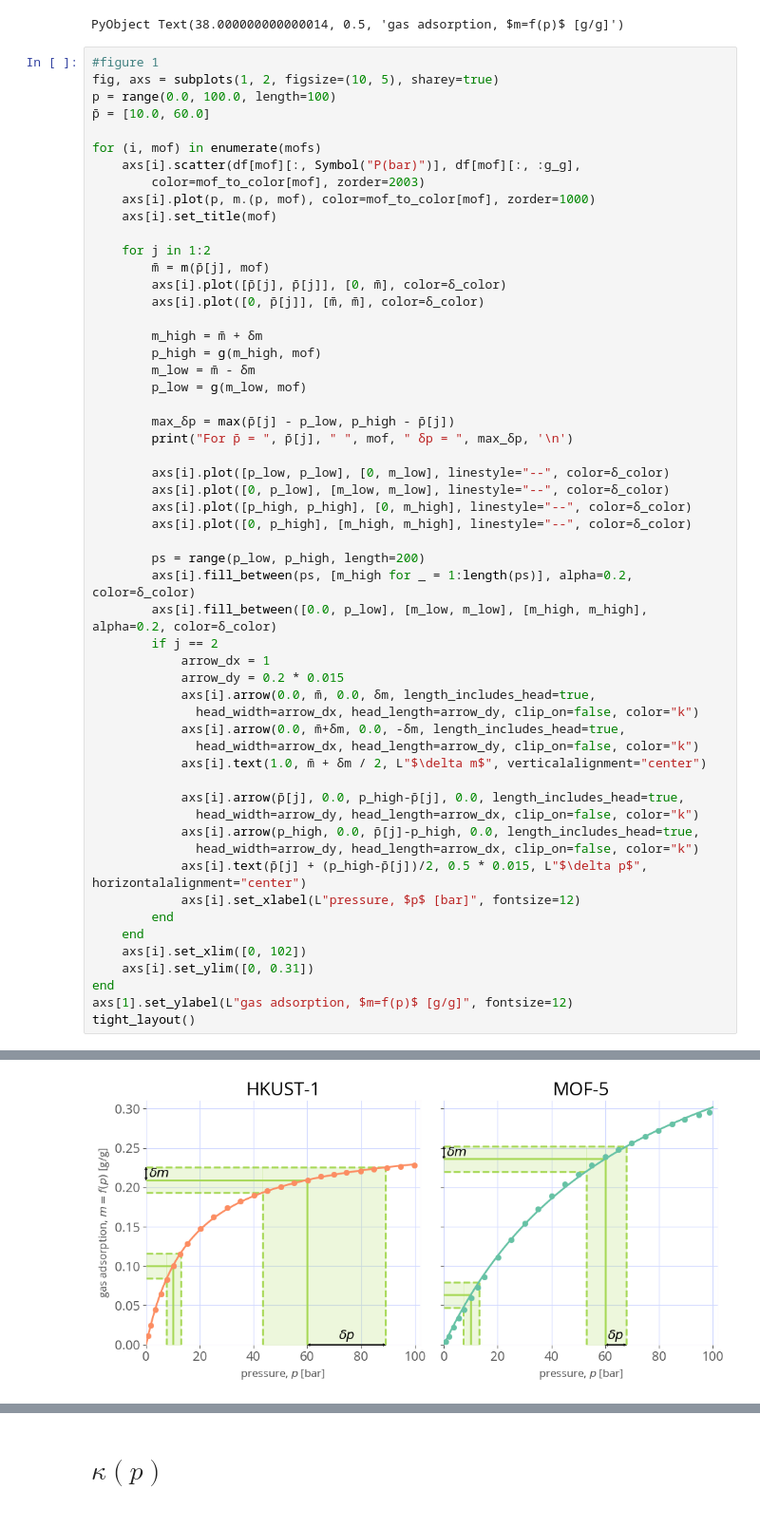
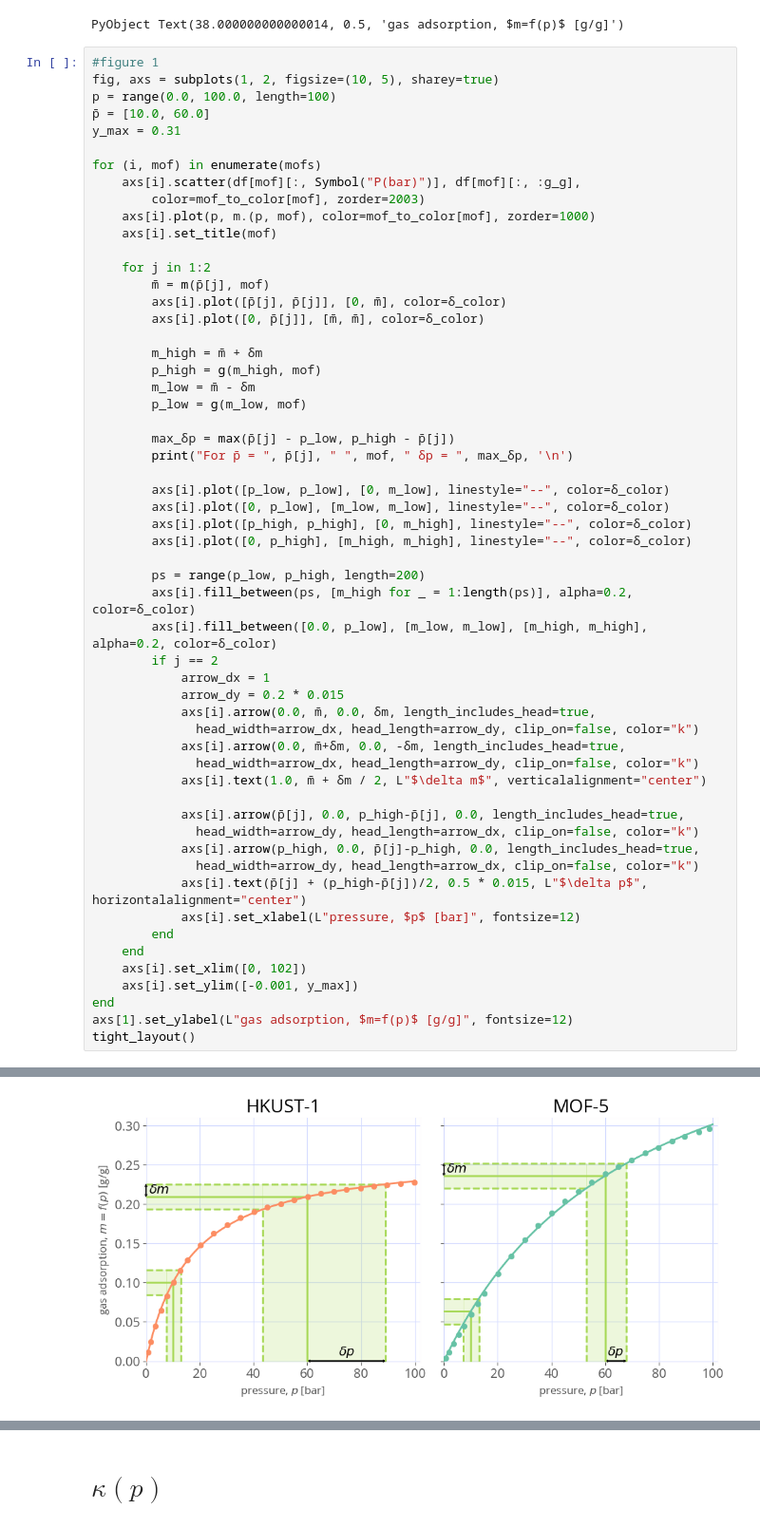
Before and after one commit to SimonEnsemble/nonlinear_sensing, a Jupyter notebook: one_d_sensing/1D sensing.ipynb, the cells around one changed output, grey strips where cells are left out. Shown at 95% size. Cells and saved outputs as stored; diff of their text form.

```diff
--- a/one_d_sensing/1D sensing.ipynb
+++ b/one_d_sensing/1D sensing.ipynb
@@ -126,6 +126,7 @@ PyObject Text(38.000000000000014, 0.5, 'gas adsorption, $m=f(p)$ [g/g]')
 fig, axs = subplots(1, 2, figsize=(10, 5), sharey=true)
 p = range(0.0, 100.0, length=100)
 p̄ = [10.0, 60.0]
+y_max = 0.31
 
 for (i, mof) in enumerate(mofs)
     axs[i].scatter(df[mof][:, Symbol("P(bar)")], df[mof][:, :g_g],
@@ -172,7 +173,7 @@ for (i, mof) in enumerate(mofs)
         end
     end
     axs[i].set_xlim([0, 102])
-    axs[i].set_ylim([0, 0.31])
+    axs[i].set_ylim([-0.001, y_max])
 end
 axs[1].set_ylabel(L"gas adsorption, $m=f(p)$ [g/g]", fontsize=12)
 tight_layout()
@@ -184 +183 @@ For p̄ = 60.0 MOF-5
-[figure, old version]
+[figure, new version]
```
Also changed, not shown: parts of 6 cells of this notebook.
